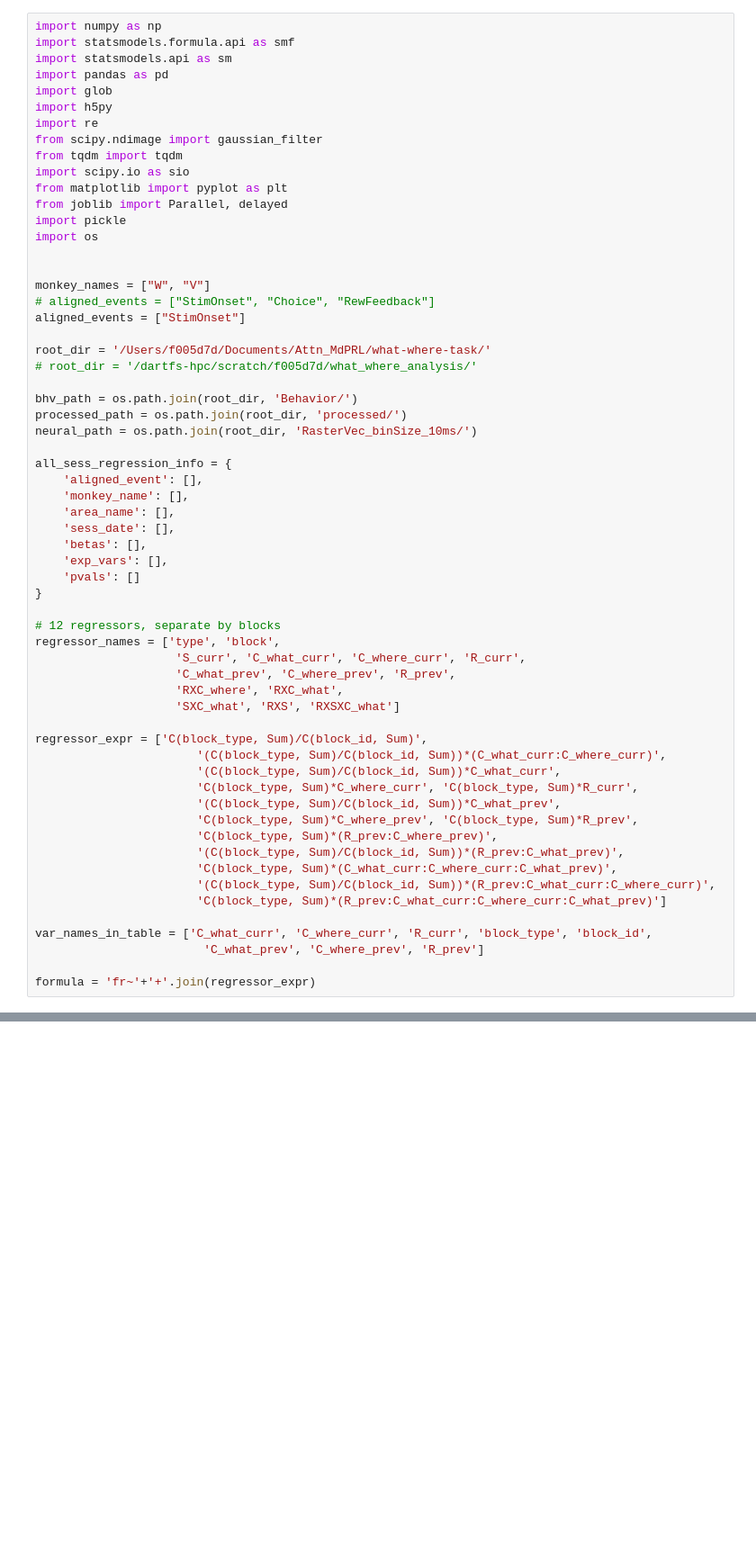
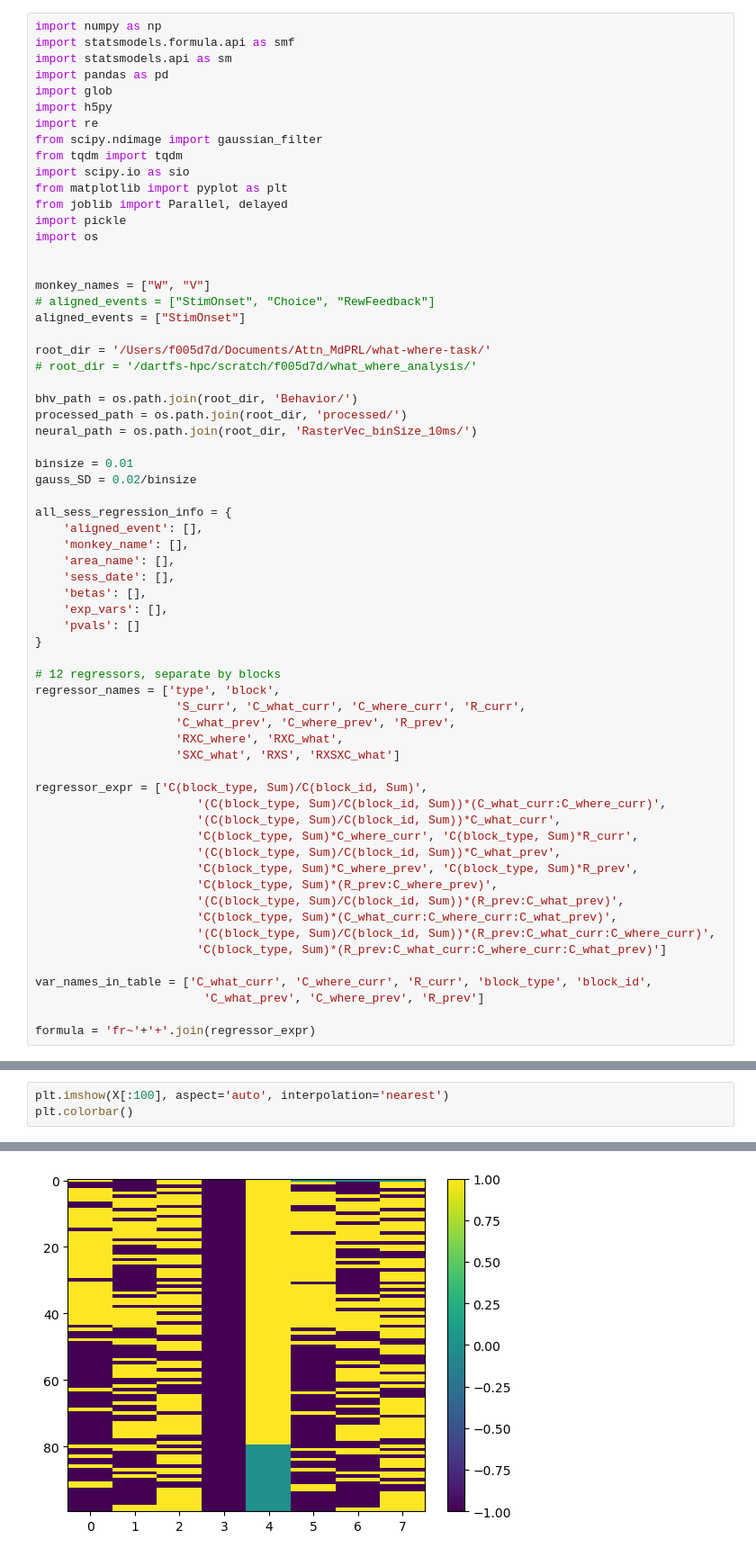
Before and after one commit to slenderham/what-where-task-analysis, a Jupyter notebook: preprocessing.ipynb, the cells around one changed output, grey strips where cells are left out. Shown: that part at 90% size. Saved outputs shown, nothing was run; the diff lists cells and outputs as text; blank space fills up the shorter version.

```diff
--- a/preprocessing.ipynb
+++ b/preprocessing.ipynb
@@ -25,6 +25,9 @@ root_dir = '/Users/f005d7d/Documents/Attn_MdPRL/what-where-task/'
 bhv_path = os.path.join(root_dir, 'Behavior/')
 processed_path = os.path.join(root_dir, 'processed/')
 neural_path = os.path.join(root_dir, 'RasterVec_binSize_10ms/')
+
+binsize = 0.01
+gauss_SD = 0.02/binsize
 
 all_sess_regression_info = {
     'aligned_event': [],
@@ -184,0 +199,4 @@ plt.ylim([-0.001, 0.05])
+# %%
+plt.imshow(X[:100], aspect='auto', interpolation='nearest')
+plt.colorbar()
+# %% [output]
@@ -184,0 +204 @@ plt.ylim([-0.001, 0.05])
+[figure, added]
```
Also changed, not shown: parts of 3 cells of this notebook, 1 other file.
